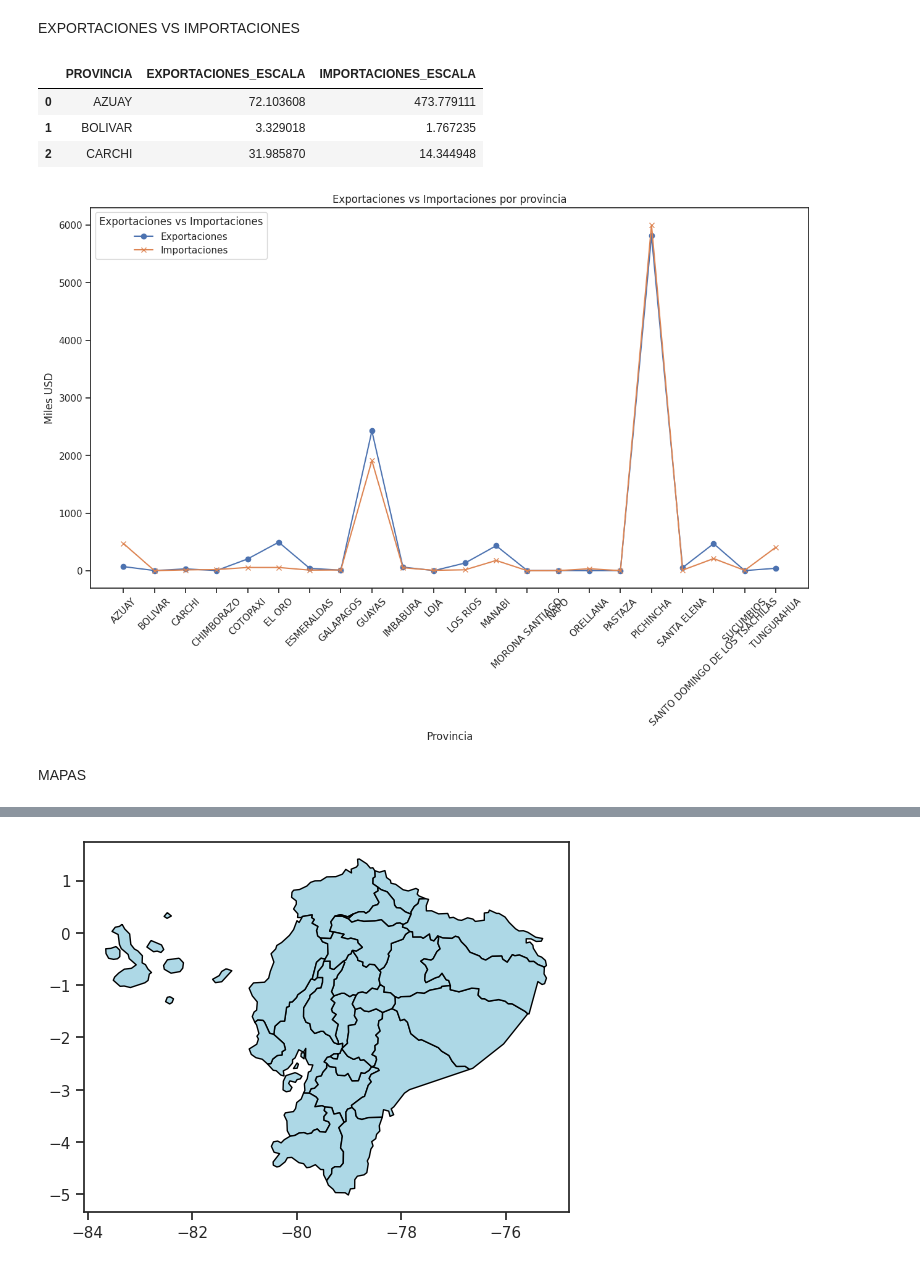
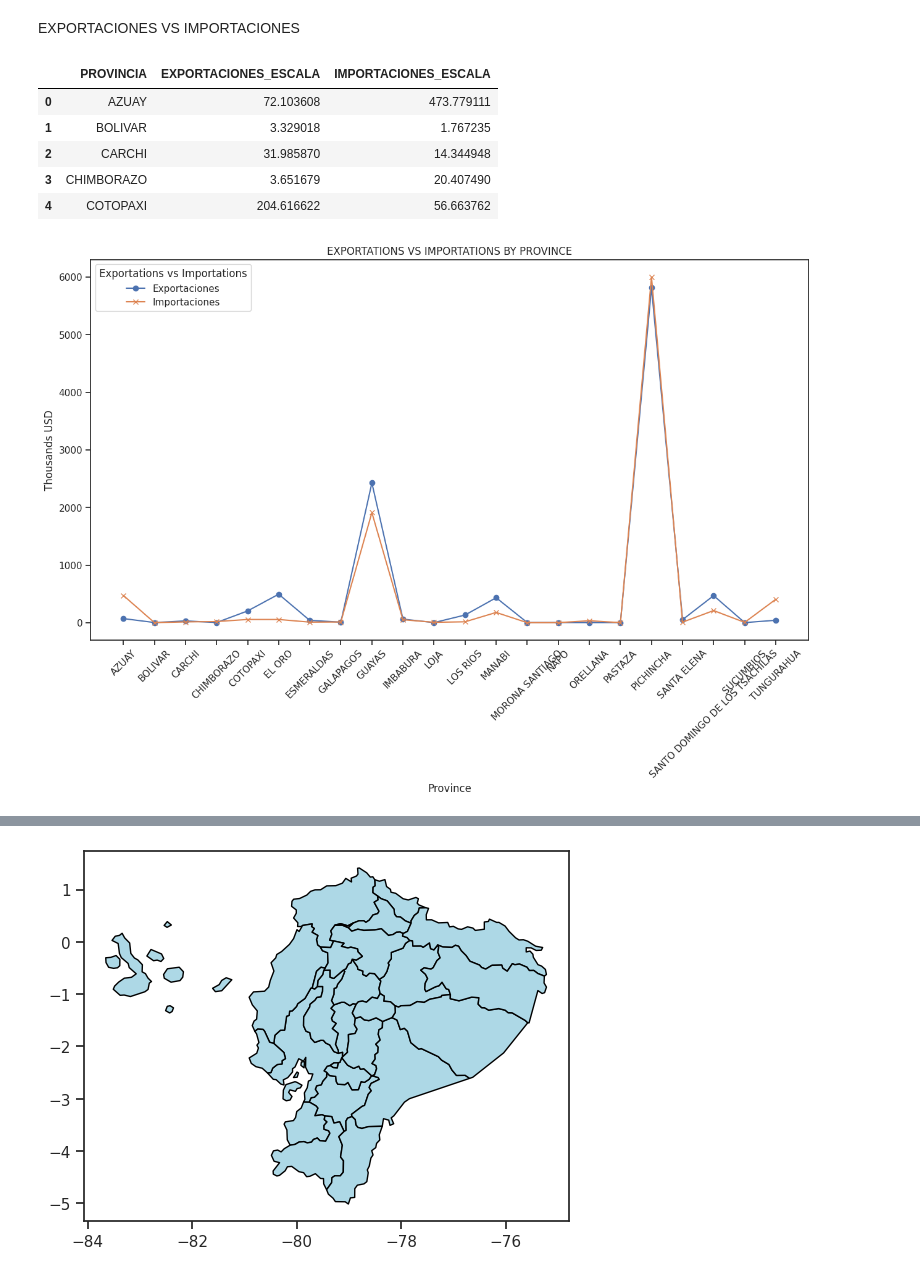
Before and after one commit to eluzuriaga83/data_science_bootcamp, a Jupyter notebook: SRI/Project_SRI.ipynb, the cells around one changed output, grey strips where cells are left out. Saved outputs shown, nothing was run; the diff lists cells and outputs as text; code cells hidden in the pictures.

```diff
--- a/SRI/Project_SRI.ipynb
+++ b/SRI/Project_SRI.ipynb
@@ -235,25 +271,25 @@ plt.show()
 EXPORTACIONES VS IMPORTACIONES
 # %%
 df_imp_exp = df_ec.groupby('PROVINCIA')[['EXPORTACIONES_ESCALA','IMPORTACIONES_ESCALA']].mean().reset_index()
-df_imp_exp.head(3)
+df_imp_exp.head(5)
 # %% [output]
 |  | PROVINCIA | EXPORTACIONES_ESCALA | IMPORTACIONES_ESCALA |
 | 0 | AZUAY | 72.103608 | 473.779111 |
 | 1 | BOLIVAR | 3.329018 | 1.767235 |
 | 2 | CARCHI | 31.985870 | 14.344948 |
+| 3 | CHIMBORAZO | 3.651679 | 20.407490 |
+| 4 | COTOPAXI | 204.616622 | 56.663762 |
 # %%
 fig, ax = plt.subplots(figsize=(15, 8))
 ax.plot(df_imp_exp.PROVINCIA, df_imp_exp.EXPORTACIONES_ESCALA,marker="o",label="Exportaciones")
 ax.plot(df_imp_exp.PROVINCIA, df_imp_exp.IMPORTACIONES_ESCALA,marker="x", label="Importaciones")
 
-plt.ylabel("Miles USD")
-plt.xlabel("Provincia")
+plt.ylabel("Thousands USD")
+plt.xlabel("Province")
 
-plt.title("Exportaciones vs Importaciones por provincia")
-plt.legend(title="Exportaciones vs Importaciones")
+plt.title("EXPORTATIONS VS IMPORTATIONS BY PROVINCE")
+plt.legend(title="Exportations vs Importations")
 plt.xticks(rotation=45)
 plt.show()
 # %% [output]
-[figure, old version]
+[figure, new version]
-# %% [markdown]
-MAPAS
```
Also changed, not shown: parts of 32 cells of this notebook.
